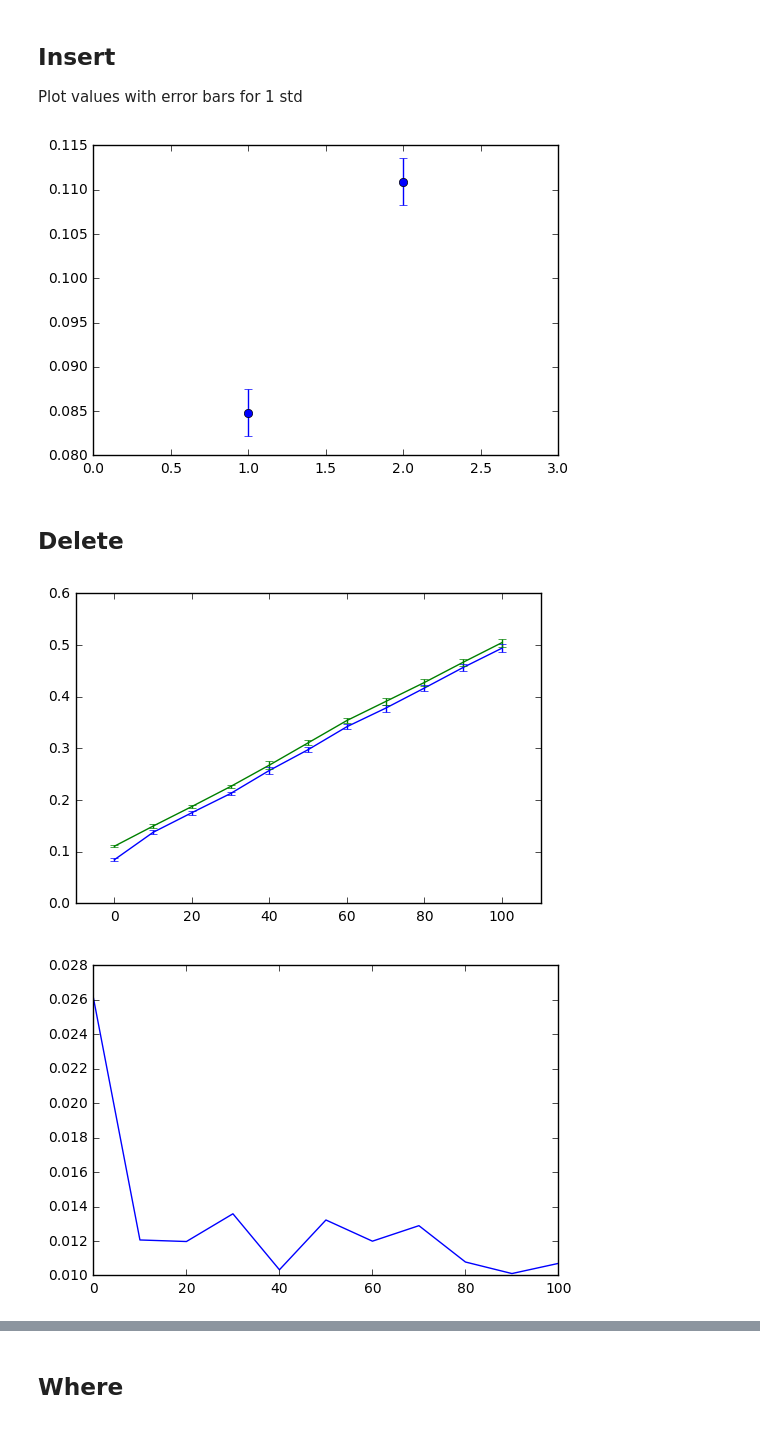
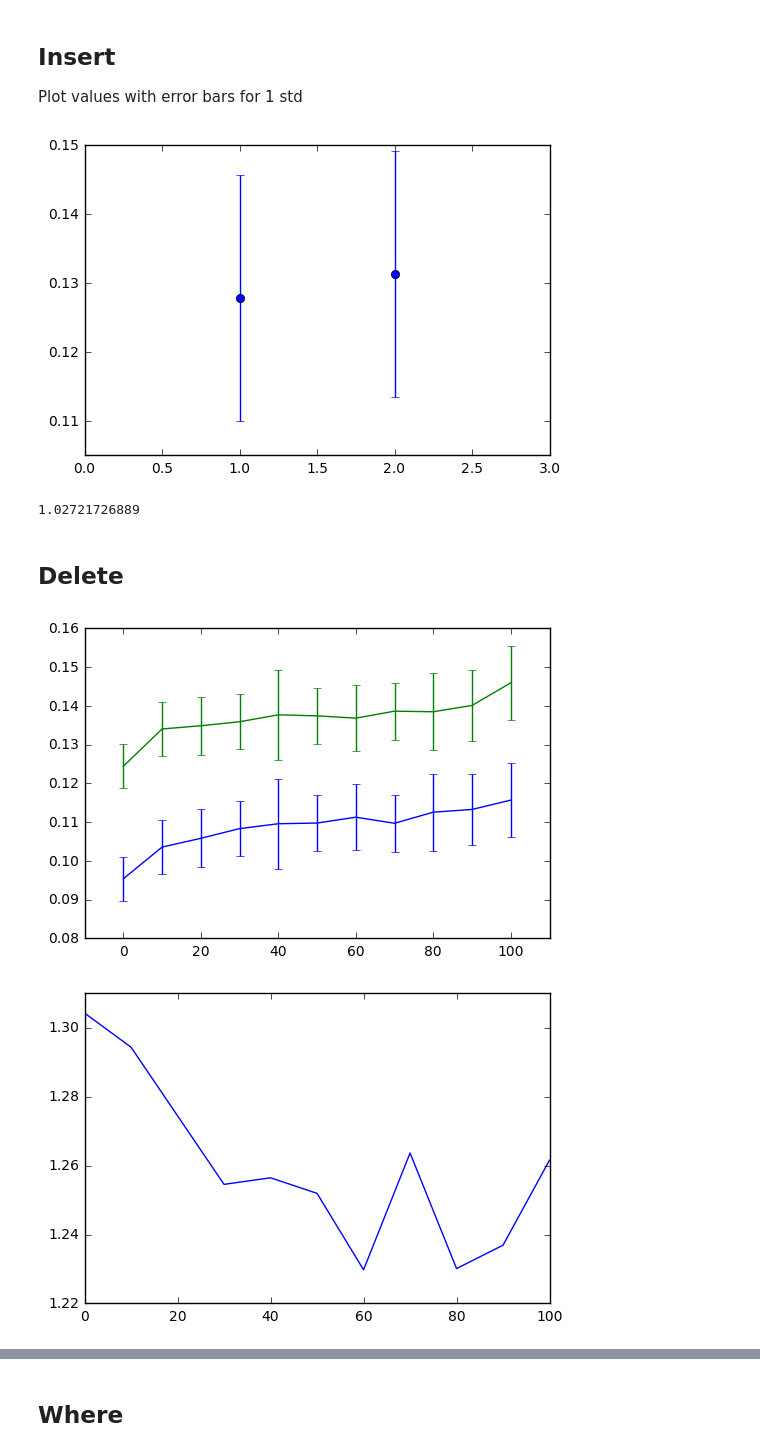
Before and after one commit to ezig/shilldb, a Jupyter notebook: experiments/queries/microbenchmarks.ipynb, the cells around one changed output, grey strips where cells are left out. Saved outputs shown, nothing was run; the diff lists cells and outputs as text; code cells hidden in the pictures.

```diff
--- a/experiments/queries/microbenchmarks.ipynb
+++ b/experiments/queries/microbenchmarks.ipynb
@@ -2,6 +2,8 @@
 %matplotlib inline
 import pandas as pd
 import matplotlib.pyplot as plt
+import scipy.stats as st
+import numpy as np
 
 def get_dfs(fsuffix):
     db_df = pd.read_csv("data/db_%s.csv" % fsuffix)
@@ -18,4 +20,29 @@ def plot_benchmark(fsuffix):
 
     plt.show()
 
-    (s.mean() - d.mean())[1:].plot()
+    (s.mean() / d.mean())[1:].plot()
+
+def benchmark_details(fsuffix):
+    d, s = get_dfs(fsuffix)
+
+    d_low, d_high = st.t.interval(0.95, len(d)-1, loc=np.mean(d), scale=st.sem(d))
+    s_low, s_high = st.t.interval(0.95, len(s)-1, loc=np.mean(s), scale=st.sem(s))
+
+    d_info = zip(range(-10, 110, 10), d.mean(), d.mean() - d_low)[1:]
+    s_info = zip(range(-10, 110, 10), s.mean(), s.mean() - s_low)[1:]
+
+    for d in d_info:
+        print '%d, %.5f, %.5f' % d
+
+    print "\n\n"
+
+    for s in s_info:
+        print '%d, %.5f, %.5f' % s
+
+    print "\n\n"
+
+    for (s, dm, _), (_, sm, _) in zip(d_info, s_info):
+        print '%d, %.5f' % (s, sm / dm)
+
+#     return zip(range(0, 110, 10), d.mean(), d.mean() - d_low)[1:], zip(range(0, 110, 10), s.mean(), s.mean() - s_low)[1:]
+#     return s.mean(), d.mean()
@@ -34,7 +83,7 @@ plot_benchmark("updatefail_large")
 
 Plot values with error bars for 1 std
 # %%
-d, s = get_dfs("insert")
+d, s = get_dfs("insert_no_trig")
 
 s_mean = s.mean()[1:][0]
 d_mean = d.mean()[1:][0]
@@ -44,12 +93,15 @@ d_std = d.std()[1:][0]
 plt.errorbar([1,2], [d_mean, s_mean], yerr=[d_std, s_std], fmt='o')
 plt.xlim(0,3)
 plt.show()
+
+print(s_mean / d_mean)
 # %% [output]
-[figure, old version]
+[figure, new version]
+1.02721726889
 # %% [markdown]
 ## Delete
 # %%
-plot_benchmark("delete")
+plot_benchmark("delete_new")
 # %% [output]
-[figure, old version]
+[figure, new version]
-[figure, old version]
+[figure, new version]
```
Also changed, not shown: parts of 7 cells of this notebook, 15 other files.
